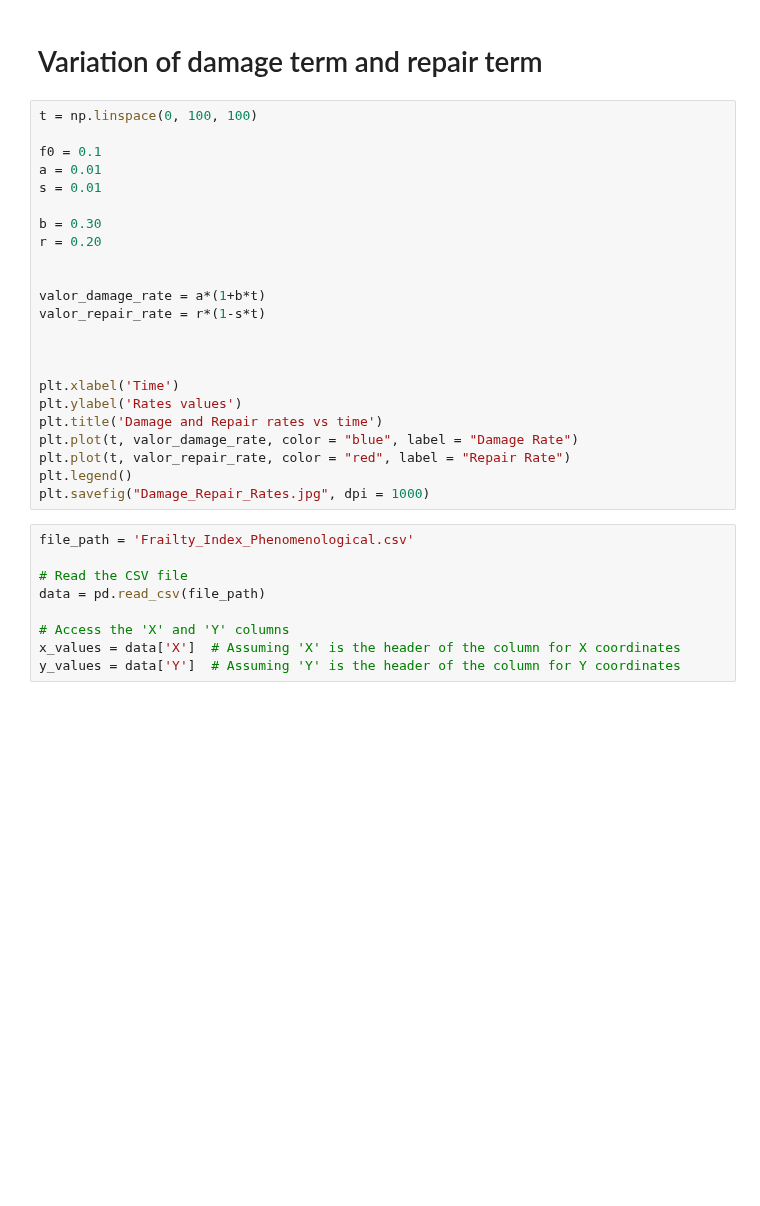
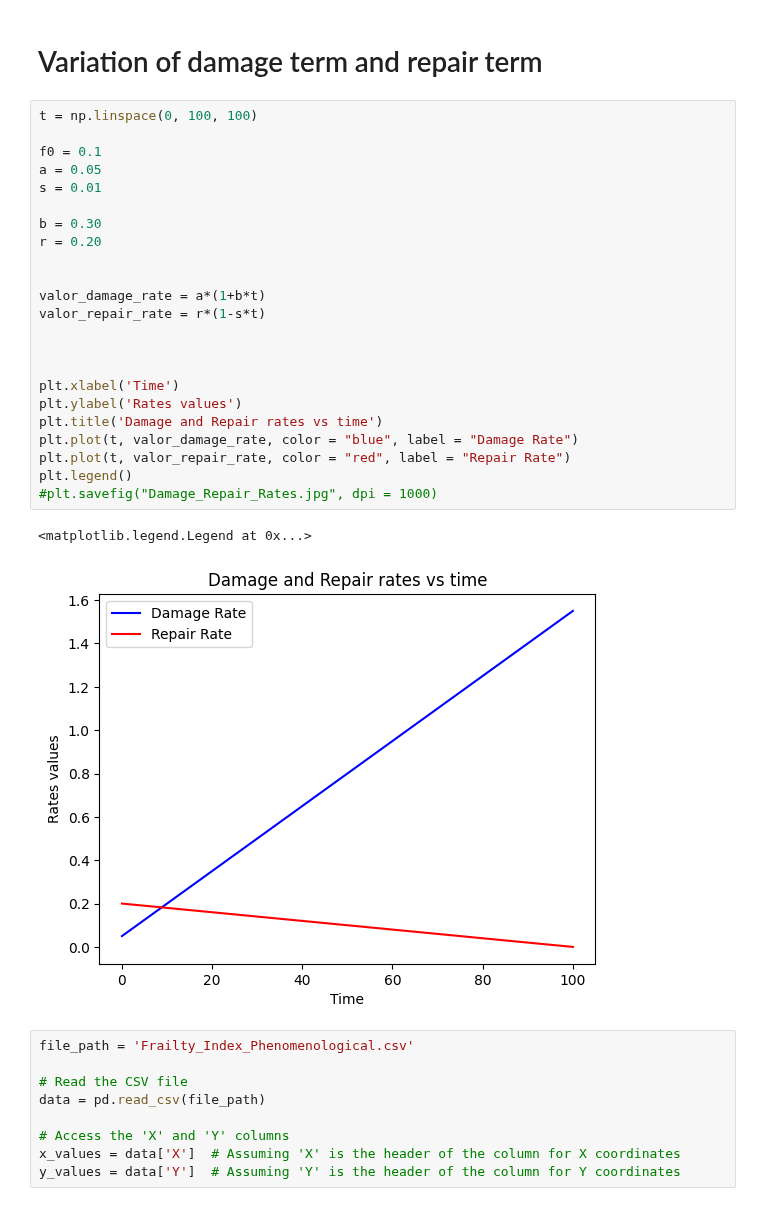
Before and after one commit to Rafther0112/Human_Aging_Research, a Jupyter notebook: Second_Part_Research/model_frailty_index_option_1.ipynb, the cells around one changed output. Saved outputs shown, nothing was run; the diff lists cells and outputs as text; blank space fills up the shorter version.

```diff
--- a/Second_Part_Research/model_frailty_index_option_1.ipynb
+++ b/Second_Part_Research/model_frailty_index_option_1.ipynb
@@ -206,26 +235,29 @@ plt.savefig("SM_Correlation_Model.jpg", dpi = 1000)
 # %%
 t = np.linspace(0, 100, 100)
 
 f0 = 0.1
-a = 0.01
+a = 0.05
 s = 0.01
 
 b = 0.30
 r = 0.20
 
 
 valor_damage_rate = a*(1+b*t)
 valor_repair_rate = r*(1-s*t)
 
 
 
 plt.xlabel('Time')
 plt.ylabel('Rates values')
 plt.title('Damage and Repair rates vs time')
 plt.plot(t, valor_damage_rate, color = "blue", label = "Damage Rate")
 plt.plot(t, valor_repair_rate, color = "red", label = "Repair Rate")
 plt.legend()
-plt.savefig("Damage_Repair_Rates.jpg", dpi = 1000)
+#plt.savefig("Damage_Repair_Rates.jpg", dpi = 1000)
+# %% [output]
+<matplotlib.legend.Legend at 0x...>
+[figure, added]
 # %%
 file_path = 'Frailty_Index_Phenomenological.csv'
 
```
Also changed, not shown: parts of 3 cells of this notebook, 1 other file.
